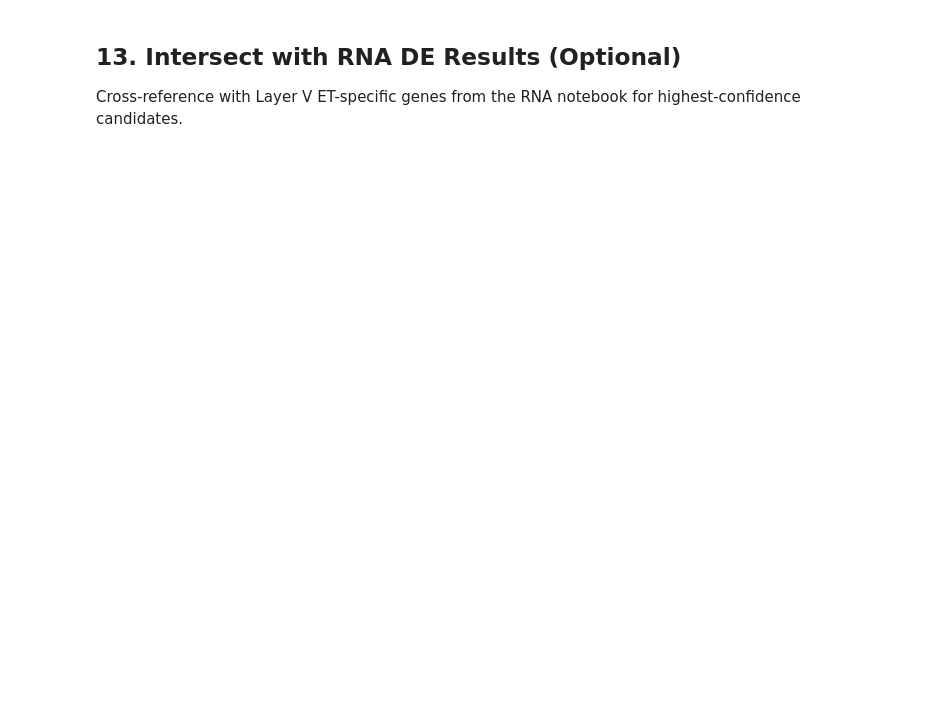
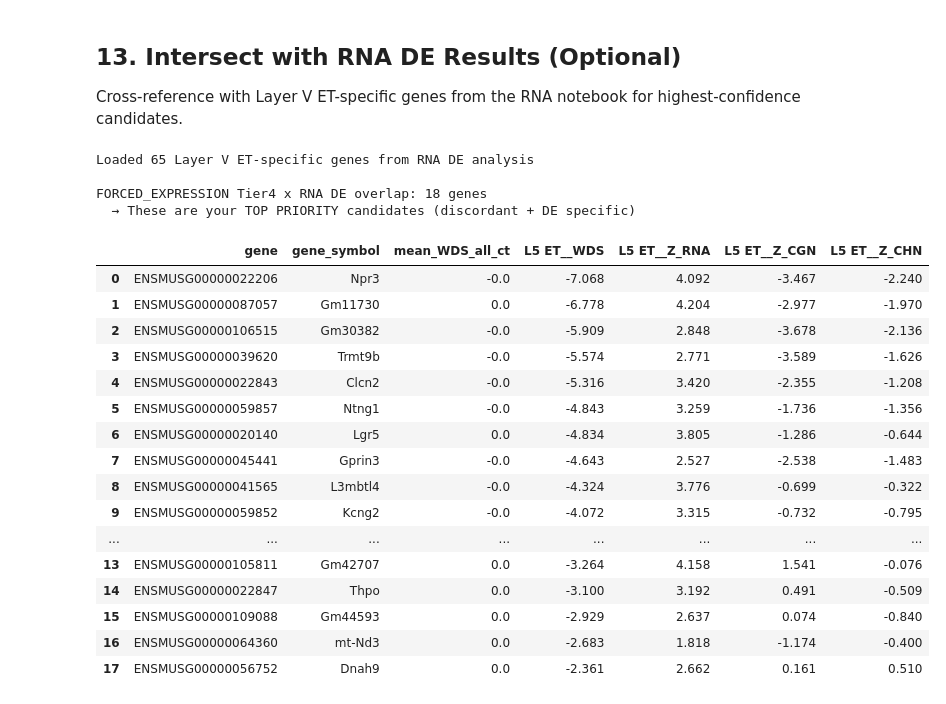
Before and after one commit to mitnaka2005-byte/bioinfo, a Jupyter notebook: Notebook/LayerV_ET_discordance_analysis.ipynb, the cells around one changed output. Cells and saved outputs as stored; diff of their text form; code cells hidden in the pictures; blank space fills up the shorter version.

```diff
--- a/Notebook/LayerV_ET_discordance_analysis.ipynb
+++ b/Notebook/LayerV_ET_discordance_analysis.ipynb
@@ -28,7 +29,7 @@ pd.set_option('display.max_rows', 50)
 ## 0. Configuration
 # %%
 # ── EDIT THESE PATHS ─────────────────────────────────────────────────────────
-PATH_RNA = "/home/nakagawa/datasets/h5ad/SMARTer_cells_MOp.h5ad"
+PATH_RNA = "/home/nakagawa/datasets/h5ad/10X_cells_v3_AIBS.h5ad"
 PATH_CGN = "/home/nakagawa/datasets/h5ad/DNA_Methylation_CGN.h5ad"
 PATH_CHN = "/home/nakagawa/datasets/h5ad/DNA_Methylation_CHN.h5ad"
 OUT_DIR  = Path("/home/nakagawa/datasets/discordance_results")
@@ -421,12 +673,12 @@ print(f"\nMaster file saved: {master_path.name}  ({len(master)} genes total)")
 # %% [markdown]
 ## 11. Preview: Layer V ET-Specific Genes
 # %%
-preview_cols = ["gene", "category", "tier", "mean_WDS_all_ct",
+preview_cols = ["gene", "gene_symbol", "category", "tier", "mean_WDS_all_ct",
                 f"{LAYER_V_ET}__WDS", f"{LAYER_V_ET}__Z_RNA",
                 f"{LAYER_V_ET}__Z_CGN", f"{LAYER_V_ET}__Z_CHN"]
 
 for cat in ["FORCED_EXPRESSION", "FORCED_SUPPRESSION"]:
-    key = f"{cat}__Tier3_LayerVET_Specific"
+    key = f"{cat}__Tier4_LayerVET_Specific"
     df  = all_summaries.get(key, pd.DataFrame())
     print(f"\n{'='*60}")
     print(f"Layer V ET-Specific {cat} (top 20)")
@@ -459,6 +752,7 @@ for thresh in [1.0, 1.5, 2.0, 2.5, 3.0]:
     for cat, sign in [("FORCED_EXPRESSION", "FE"), ("FORCED_SUPPRESSION", "FS")]:
         lv   = gs(LAYER_V_ET, cat)
         non  = u(NON_NEURON_TYPES, cat)
+        exi  = u(INHIBITORY_TYPES, cat)
         upl  = u(UPPER_LAYER_TYPES, cat)
         dep  = u(OTHER_DEEP_LAYER_TYPES, cat)
         tmp[f"{sign}_t3_{thresh}"] = len(lv - non - upl - dep)
@@ -470,4 +764,4 @@ for thresh in [1.0, 1.5, 2.0, 2.5, 3.0]:
           f"{tmp['FE_t1_' + str(thresh)]:>10}  "
           f"{tmp['FS_t1_' + str(thresh)]:>10}")
 
-print("\nFE=FORCED_EXPRESSION, FS=FORCED_SUPPRESSION, Tier3=LayerVET-specific, Tier1=Neuron-specific")
+print("\nFE=FORCED_EXPRESSION, FS=FORCED_SUPPRESSION, Tier4=LayerVET-specific, Tier1=Neuron-specific")
@@ -475,28 +779,58 @@ print("\nFE=FORCED_EXPRESSION, FS=FORCED_SUPPRESSION, Tier3=LayerVET-specific, T
 ## 13. Intersect with RNA DE Results (Optional)
 Cross-reference with Layer V ET-specific genes from the RNA notebook for highest-confidence candidates.
 # %%
-RNA_DE_PATH = "/home/nakagawa/datasets/LayerV_ET_results/LayerVET_specific_genes.csv"
-
+# Forced Expression
+RNA_DE_PATH = "/home/nakagawa/datasets/LayerV_ET_results_rnaseq/LayerVET_specific_genes.csv"
 try:
     rna_de = pd.read_csv(RNA_DE_PATH)
     rna_de_genes = set(rna_de["gene"])
     print(f"Loaded {len(rna_de_genes)} Layer V ET-specific genes from RNA DE analysis")
 
-    for cat in ["FORCED_EXPRESSION", "FORCED_SUPPRESSION"]:
-        key = f"{cat}__Tier3_LayerVET_Specific"
+    for cat in ["FORCED_EXPRESSION"]:
+        key = f"{cat}__Tier4_LayerVET_Specific"   # ← was Tier3, fixed to match your tier labels
         df  = all_summaries.get(key, pd.DataFrame())
         if df.empty:
             continue
+
         overlap = set(df["gene"]) & rna_de_genes
-        print(f"\n{cat} Tier3 x RNA DE overlap: {len(overlap)} genes")
+        print(f"\n{cat} Tier4 x RNA DE overlap: {len(overlap)} genes")
         print("  → These are your TOP PRIORITY candidates (discordant + DE specific)")
-        for g in sorted(overlap):
-            wds_val = wds.loc[g, LAYER_V_ET] if g in wds.index else float('nan')
-            print(f"    {g:<20} WDS={wds_val:.3f}")
 
-        # Save overlap
         overlap_df = df[df["gene"].isin(overlap)].copy()
+
+        # Preview table
+        preview_cols = ["gene", "gene_symbol", "mean_WDS_all_ct",
+                        f"{LAYER_V_ET}__WDS", f"{LAYER_V_ET}__Z_RNA",
+                        f"{LAYER_V_ET}__Z_CGN", f"{LAYER_V_ET}__Z_CHN"]
+        available = [c for c in preview_cols if c in overlap_df.columns]
+        display(overlap_df[available]
+                .sort_values(f"{LAYER_V_ET}__WDS", key=abs, ascending=False)
+                .head(20)
+                .reset_index(drop=True))
+
         overlap_df.to_csv(OUT_DIR / f"TOP_PRIORITY_{cat}.csv", index=False)
 
 except FileNotFoundError:
     print("RNA DE results not found — run RNA notebook first, or update RNA_DE_PATH above")
+# %% [output]
+Loaded 65 Layer V ET-specific genes from RNA DE analysis
+
+FORCED_EXPRESSION Tier4 x RNA DE overlap: 18 genes
+  → These are your TOP PRIORITY candidates (discordant + DE specific)
+|  | gene | gene_symbol | mean_WDS_all_ct | L5 ET__WDS | L5 ET__Z_RNA | L5 ET__Z_CGN | L5 ET__Z_CHN |
+| 0 | ENSMUSG00000022206 | Npr3 | -0.0 | -7.068 | 4.092 | -3.467 | -2.240 |
+| 1 | ENSMUSG00000087057 | Gm11730 | 0.0 | -6.778 | 4.204 | -2.977 | -1.970 |
+| 2 | ENSMUSG00000106515 | Gm30382 | -0.0 | -5.909 | 2.848 | -3.678 | -2.136 |
+| 3 | ENSMUSG00000039620 | Trmt9b | -0.0 | -5.574 | 2.771 | -3.589 | -1.626 |
+| 4 | ENSMUSG00000022843 | Clcn2 | -0.0 | -5.316 | 3.420 | -2.355 | -1.208 |
+| 5 | ENSMUSG00000059857 | Ntng1 | -0.0 | -4.843 | 3.259 | -1.736 | -1.356 |
+| 6 | ENSMUSG00000020140 | Lgr5 | 0.0 | -4.834 | 3.805 | -1.286 | -0.644 |
+| 7 | ENSMUSG00000045441 | Gprin3 | -0.0 | -4.643 | 2.527 | -2.538 | -1.483 |
+| 8 | ENSMUSG00000041565 | L3mbtl4 | -0.0 | -4.324 | 3.776 | -0.699 | -0.322 |
+| 9 | ENSMUSG00000059852 | Kcng2 | -0.0 | -4.072 | 3.315 | -0.732 | -0.795 |
+| ... | ... | ... | ... | ... | ... | ... | ... |
+| 13 | ENSMUSG00000105811 | Gm42707 | 0.0 | -3.264 | 4.158 | 1.541 | -0.076 |
+| 14 | ENSMUSG00000022847 | Thpo | 0.0 | -3.100 | 3.192 | 0.491 | -0.509 |
+| 15 | ENSMUSG00000109088 | Gm44593 | 0.0 | -2.929 | 2.637 | 0.074 | -0.840 |
+| 16 | ENSMUSG00000064360 | mt-Nd3 | 0.0 | -2.683 | 1.818 | -1.174 | -0.400 |
+| 17 | ENSMUSG00000056752 | Dnah9 | 0.0 | -2.361 | 2.662 | 0.161 | 0.510 |
```
Also changed, not shown: parts of 19 cells of this notebook, 5 other files.
